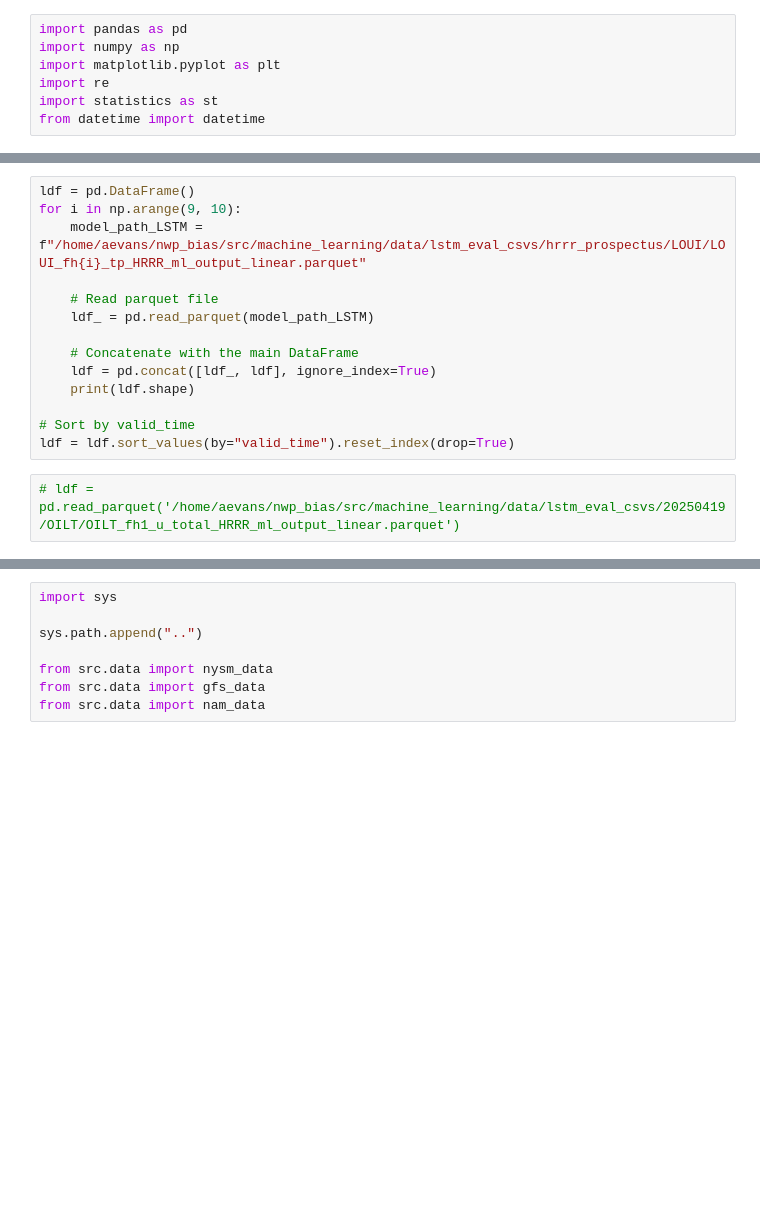
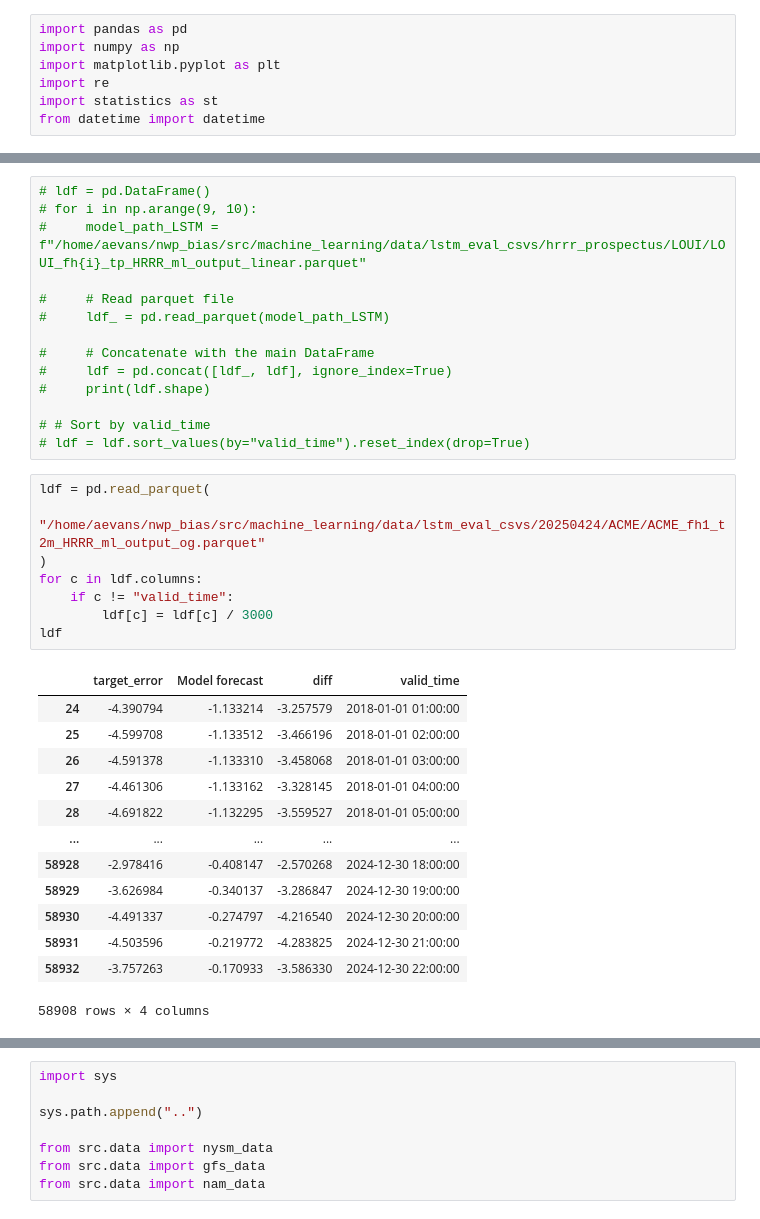
Before and after one commit to shmaronshmevans/nwp_bias, a Jupyter notebook: src/machine_learning/notebooks/visualize_error_metrics.ipynb, the cells around one changed output, grey strips where cells are left out. Drawn from its saved outputs; the diff is of its cells as text; blank space fills up the shorter version.

```diff
--- a/src/machine_learning/notebooks/visualize_error_metrics.ipynb
+++ b/src/machine_learning/notebooks/visualize_error_metrics.ipynb
@@ -11,16 +17,36 @@ df
 # %%
-ldf = pd.DataFrame()
-for i in np.arange(9, 10):
-    model_path_LSTM = f"/home/aevans/nwp_bias/src/machine_learning/data/lstm_eval_csvs/hrrr_prospectus/LOUI/LOUI_fh{i}_tp_HRRR_ml_output_linear.parquet"
+# ldf = pd.DataFrame()
+# for i in np.arange(9, 10):
+#     model_path_LSTM = f"/home/aevans/nwp_bias/src/machine_learning/data/lstm_eval_csvs/hrrr_prospectus/LOUI/LOUI_fh{i}_tp_HRRR_ml_output_linear.parquet"
 
-    # Read parquet file
-    ldf_ = pd.read_parquet(model_path_LSTM)
+#     # Read parquet file
+#     ldf_ = pd.read_parquet(model_path_LSTM)
 
-    # Concatenate with the main DataFrame
-    ldf = pd.concat([ldf_, ldf], ignore_index=True)
-    print(ldf.shape)
+#     # Concatenate with the main DataFrame
+#     ldf = pd.concat([ldf_, ldf], ignore_index=True)
+#     print(ldf.shape)
 
-# Sort by valid_time
-ldf = ldf.sort_values(by="valid_time").reset_index(drop=True)
+# # Sort by valid_time
+# ldf = ldf.sort_values(by="valid_time").reset_index(drop=True)
 # %%
-# ldf = pd.read_parquet('/home/aevans/nwp_bias/src/machine_learning/data/lstm_eval_csvs/20250419/OILT/OILT_fh1_u_total_HRRR_ml_output_linear.parquet')
+ldf = pd.read_parquet(
+    "/home/aevans/nwp_bias/src/machine_learning/data/lstm_eval_csvs/20250424/ACME/ACME_fh1_t2m_HRRR_ml_output_og.parquet"
+)
+for c in ldf.columns:
+    if c != "valid_time":
+        ldf[c] = ldf[c] / 3000
+ldf
+# %% [output]
+|  | target_error | Model forecast | diff | valid_time |
+| 24 | -4.390794 | -1.133214 | -3.257579 | 2018-01-01 01:00:00 |
+| 25 | -4.599708 | -1.133512 | -3.466196 | 2018-01-01 02:00:00 |
+| 26 | -4.591378 | -1.133310 | -3.458068 | 2018-01-01 03:00:00 |
+| 27 | -4.461306 | -1.133162 | -3.328145 | 2018-01-01 04:00:00 |
+| 28 | -4.691822 | -1.132295 | -3.559527 | 2018-01-01 05:00:00 |
+| ... | ... | ... | ... | ... |
+| 58928 | -2.978416 | -0.408147 | -2.570268 | 2024-12-30 18:00:00 |
+| 58929 | -3.626984 | -0.340137 | -3.286847 | 2024-12-30 19:00:00 |
+| 58930 | -4.491337 | -0.274797 | -4.216540 | 2024-12-30 20:00:00 |
+| 58931 | -4.503596 | -0.219772 | -4.283825 | 2024-12-30 21:00:00 |
+| 58932 | -3.757263 | -0.170933 | -3.586330 | 2024-12-30 22:00:00 |
+58908 rows × 4 columns
```
Also changed, not shown: parts of 27 cells of this notebook, 11 other files.
